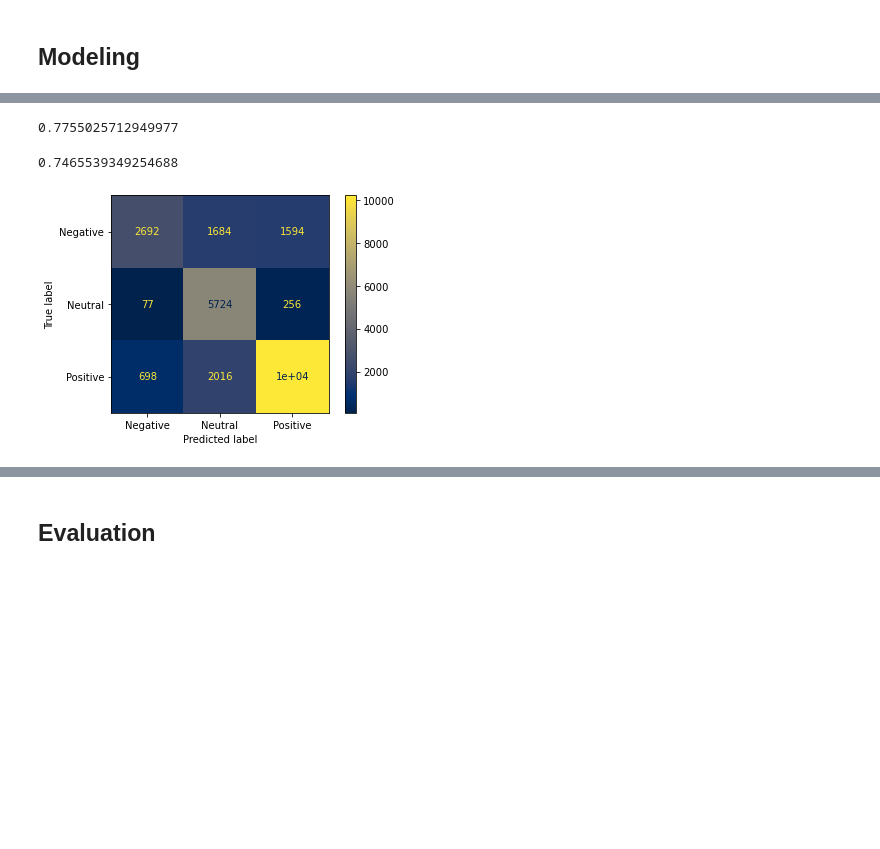
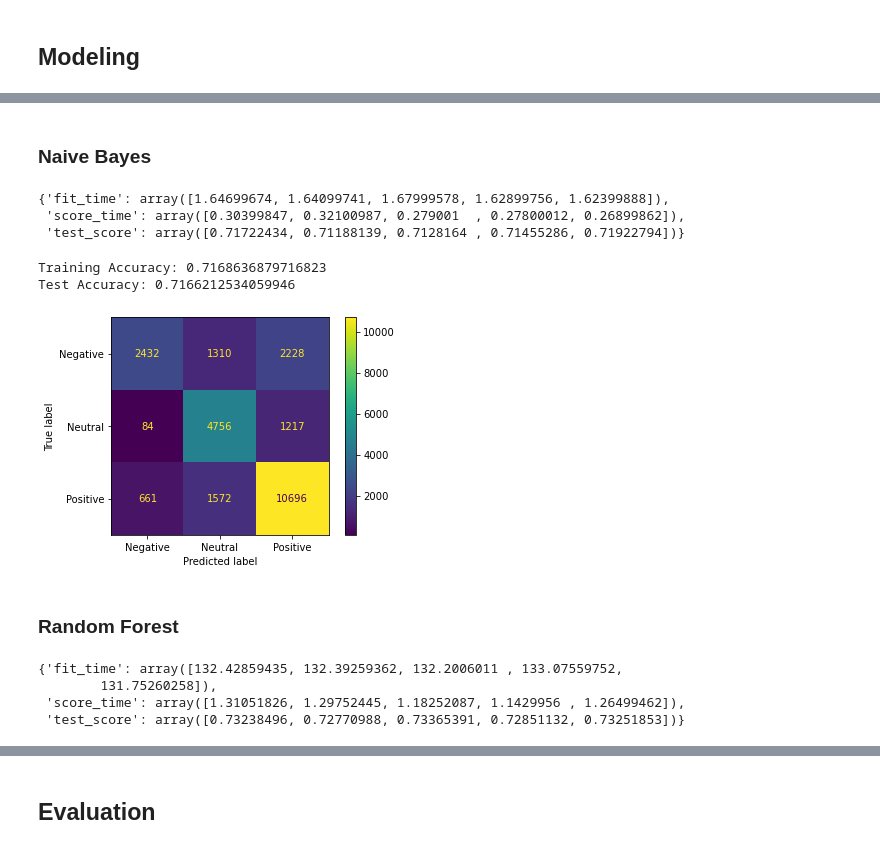
Before and after one commit to cyborgsage/reddit-nlp-strategy, a Jupyter notebook: Reddit_Sentiment_Analysis.ipynb, the cells around one changed output, grey strips where cells are left out. Drawn from its saved outputs; the diff is of its cells as text; code cells hidden in the pictures; blank space fills up the shorter version.

Commit message:
consolidate and prep notebook, add images, readme, gitignore

```diff
--- a/Reddit_Sentiment_Analysis.ipynb
+++ b/Reddit_Sentiment_Analysis.ipynb
@@ -134,4 +127,0 @@ print(accuracy_score(y_test, y_pred_bm))
-# %%
-rf = RandomForestClassifier()
-rf.fit(X_train_vectorized, y_train)
-rf.score(X_train_vectorized, y_train)
@@ -147,4 +127,0 @@ print(accuracy_score(y_test, y_pred_rf))
-# %%
-dt = DecisionTreeClassifier()
-dt.fit(X_train_vectorized, y_train)
-dt.score(X_train_vectorized, y_train)
@@ -161,15 +128,32 @@ print(accuracy_score(y_test, y_pred_dt))
-# %%
-xgb = XGBClassifier(eval_metric='mlogloss')
-xgb.fit(X_train_vectorized, y_train)
-xgb.score(X_train_vectorized, y_train)
-# %% [output]
-0.7755025712949977
-# %%
-y_pred_xgb = xgb.predict(X_test_vectorized)
-print(accuracy_score(y_test, y_pred_xgb))
-# %% [output]
-0.7465539349254688
-# %%
-plot_confusion_matrix(xgb, X_test_vectorized, y_test, cmap="cividis");
-# %% [output]
-[figure, removed]
+# %% [markdown]
+### Naive Bayes
+# %%
+nb_pipe = Pipeline(steps=[('pre', CountVectorizer(stop_words=stopwords_list, max_features=200)),
+                         ('nb', MultinomialNB())])
+nb_cv = cross_validate(estimator=nb_pipe, X=X_train, y=y_train,
+                      scoring='accuracy', cv=5, n_jobs=-1)
+nb_cv
+# %% [output]
+{'fit_time': array([1.64699674, 1.64099741, 1.67999578, 1.62899756, 1.62399888]),
+ 'score_time': array([0.30399847, 0.32100987, 0.279001  , 0.27800012, 0.26899862]),
+ 'test_score': array([0.71722434, 0.71188139, 0.7128164 , 0.71455286, 0.71922794])}
+# %%
+nb_pipe.fit(X_train, y_train)
+eval_model(nb_pipe, X_train, X_test, y_train, y_test)
+# %% [output]
+Training Accuracy: 0.7168636879716823
+Test Accuracy: 0.7166212534059946
+[figure, added]
+# %% [markdown]
+### Random Forest
+# %%
+rf_pipe = Pipeline(steps=[('pre', CountVectorizer(stop_words=stopwords_list, max_features=200)),
+                         ('rf', RandomForestClassifier())])
+rf_cv = cross_validate(estimator=rf_pipe, X=X_train, y=y_train,
+                      scoring='accuracy', cv=5, n_jobs=-1)
+rf_cv
+# %% [output]
+{'fit_time': array([132.42859435, 132.39259362, 132.2006011 , 133.07559752,
+        131.75260258]),
+ 'score_time': array([1.31051826, 1.29752445, 1.18252087, 1.1429956 , 1.26499462]),
+ 'test_score': array([0.73238496, 0.72770988, 0.73365391, 0.72851132, 0.73251853])}
```
Also changed, not shown: parts of 50 cells of this notebook, 8 other files.
